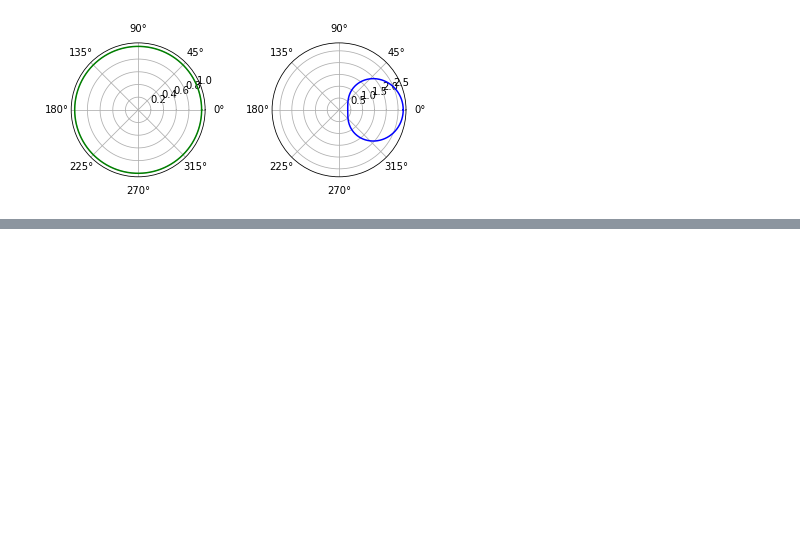
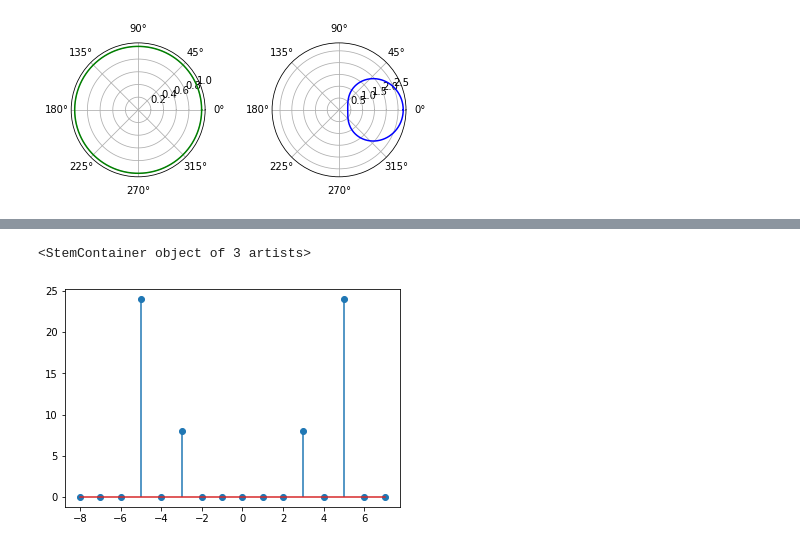
Before and after one commit to HayaoSuzuki/PyCon-mini-Shizuoka-2020, a Jupyter notebook: 20200229complex_numbers.ipynb, the cells around one changed output, grey strips where cells are left out. Cells and saved outputs as stored; diff of their text form; code cells hidden in the pictures; blank space fills up the shorter version.

Commit message:
cmathによる離散Fourier変換
意外と悪くないぞ

```diff
--- a/20200229complex_numbers.ipynb
+++ b/20200229complex_numbers.ipynb
@@ -186,0 +209,15 @@ plt.show()
+# %%
+# 離散Fourier変換（高速Fourier変換ではない！）
+
+Fs = [
+    sum(
+        sampling_fs[n] * cmath.exp((0 - 2j) * cmath.pi * k * n / sampling_freq)
+        for n in range(sampling_freq)
+    )
+    for k in range(sampling_freq)
+]
+# %%
+plt.stem(range(-sampling_freq // 2, sampling_freq // 2), list(map(abs, Fs)), use_line_collection=True)
+# %% [output]
+<StemContainer object of 3 artists>
+[figure, added]
```
Also changed, not shown: parts of 3 cells of this notebook.
